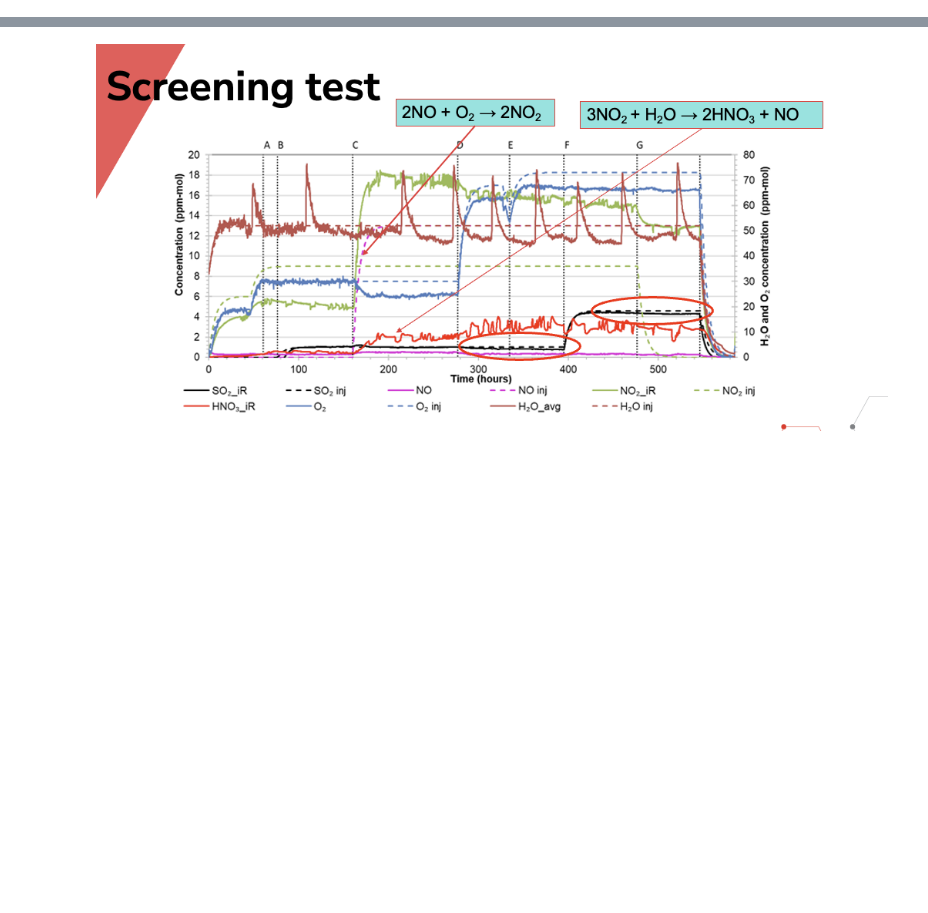
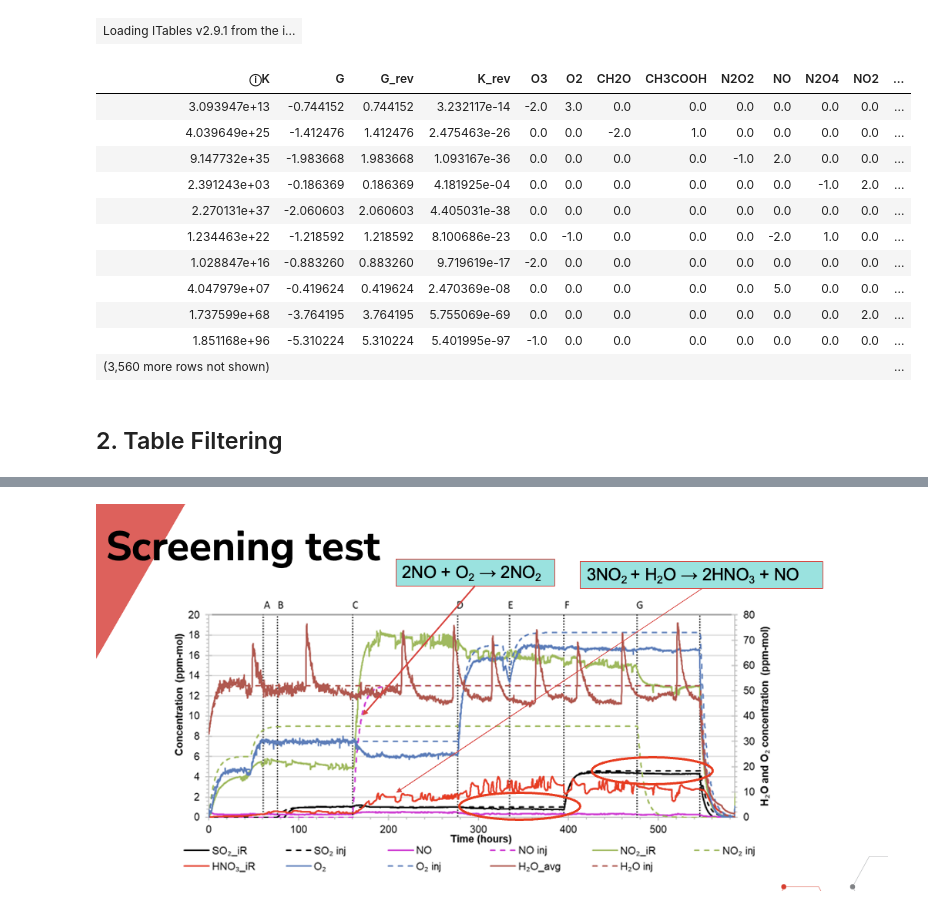
Before and after one commit to badw/arcs, a Jupyter notebook: examples/table_sandbox.ipynb, the cells around one changed output, grey strips where cells are left out. Cells and saved outputs as stored; diff of their text form; code cells hidden in the pictures; blank space fills up the shorter version.

```diff
--- a/examples/table_sandbox.ipynb
+++ b/examples/table_sandbox.ipynb
@@ -563,0 +42,18 @@ eqsystem
+# %%
+initial_table
+# %% [output]
+| Loading ITables v2.9.1 from the i... |
+| ⓘK | G | G_rev | K_rev | O3 | O2 | CH2O | CH3COOH | N2O2 | NO | N2O4 | NO2 | ... |
+| 3.093947e+13 | -0.744152 | 0.744152 | 3.232117e-14 | -2.0 | 3.0 | 0.0 | 0.0 | 0.0 | 0.0 | 0.0 | 0.0 | ... |
+| 4.039649e+25 | -1.412476 | 1.412476 | 2.475463e-26 | 0.0 | 0.0 | -2.0 | 1.0 | 0.0 | 0.0 | 0.0 | 0.0 | ... |
+| 9.147732e+35 | -1.983668 | 1.983668 | 1.093167e-36 | 0.0 | 0.0 | 0.0 | 0.0 | -1.0 | 2.0 | 0.0 | 0.0 | ... |
+| 2.391243e+03 | -0.186369 | 0.186369 | 4.181925e-04 | 0.0 | 0.0 | 0.0 | 0.0 | 0.0 | 0.0 | -1.0 | 2.0 | ... |
+| 2.270131e+37 | -2.060603 | 2.060603 | 4.405031e-38 | 0.0 | 0.0 | 0.0 | 0.0 | 0.0 | 0.0 | 0.0 | 0.0 | ... |
+| 1.234463e+22 | -1.218592 | 1.218592 | 8.100686e-23 | 0.0 | -1.0 | 0.0 | 0.0 | 0.0 | -2.0 | 1.0 | 0.0 | ... |
+| 1.028847e+16 | -0.883260 | 0.883260 | 9.719619e-17 | -2.0 | 0.0 | 0.0 | 0.0 | 0.0 | 0.0 | 0.0 | 0.0 | ... |
+| 4.047979e+07 | -0.419624 | 0.419624 | 2.470369e-08 | 0.0 | 0.0 | 0.0 | 0.0 | 0.0 | 5.0 | 0.0 | 0.0 | ... |
+| 1.737599e+68 | -3.764195 | 3.764195 | 5.755069e-69 | 0.0 | 0.0 | 0.0 | 0.0 | 0.0 | 0.0 | 0.0 | 2.0 | ... |
+| 1.851168e+96 | -5.310224 | 5.310224 | 5.401995e-97 | -1.0 | 0.0 | 0.0 | 0.0 | 0.0 | 0.0 | 0.0 | 0.0 | ... |
+| (3,560 more rows not shown) |  |  |  |  |  |  |  |  |  |  |  | ... |
+# %% [markdown]
+## 2. Table Filtering
```
Also changed, not shown: parts of 98 cells of this notebook, 2 other files.
